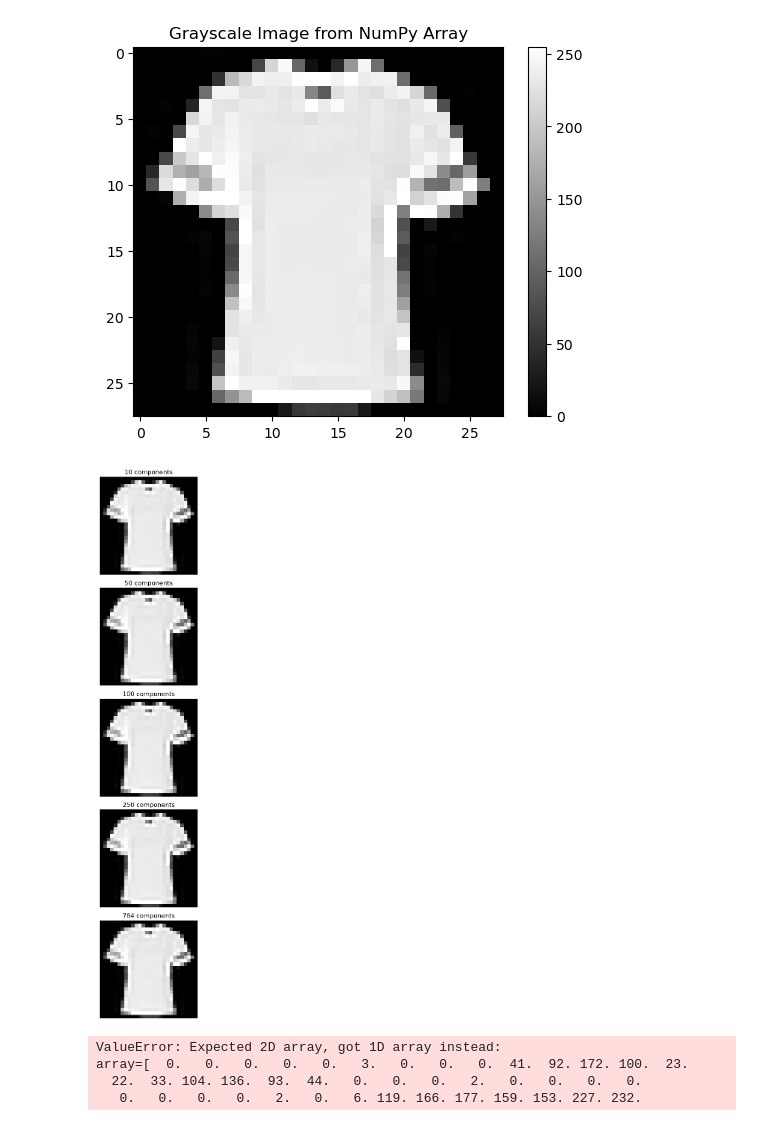
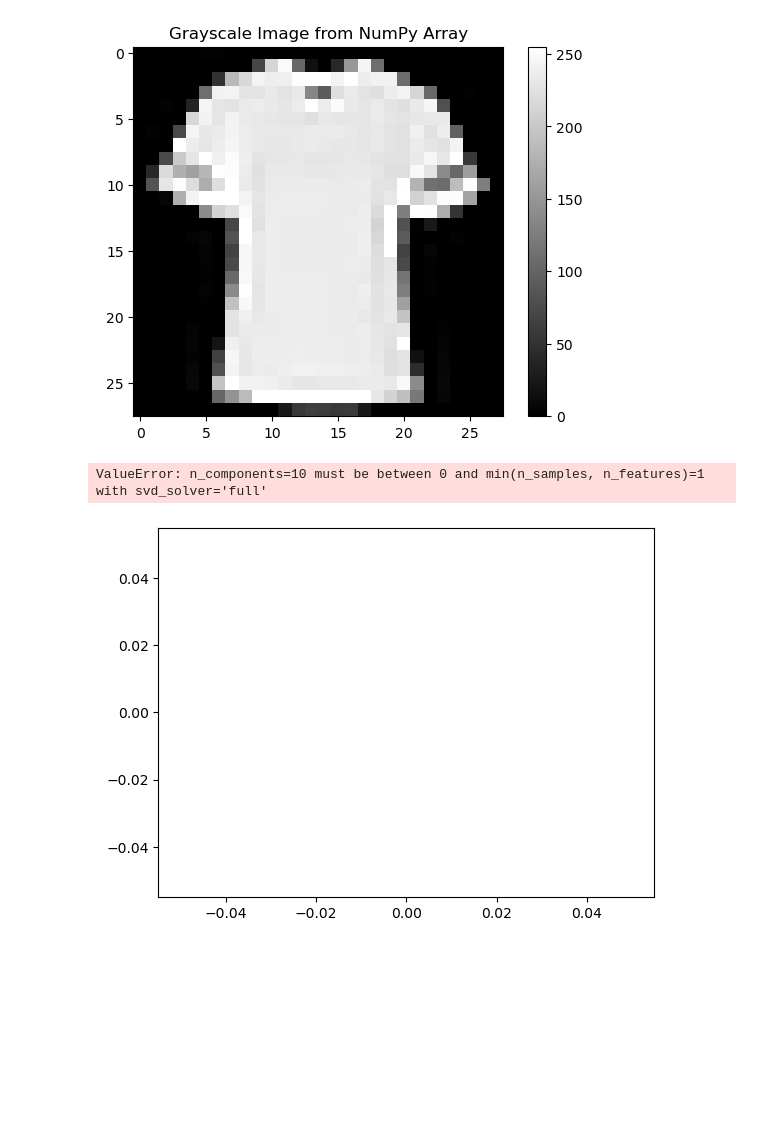
Before and after one commit to kfkfkflmej/ML2024Midi, a Jupyter notebook: Data_exploration.ipynb, the cells around one changed output. Cells and saved outputs as stored; diff of their text form; code cells hidden in the pictures; blank space fills up the shorter version.

```diff
--- a/Data_exploration.ipynb
+++ b/Data_exploration.ipynb
@@ -142,80 +145,39 @@ plt.show()
 # %%
 scaler = StandardScaler()
 
 cumulative_variance_list = [0.60, 0.81, 0.89, 0.96, 1]
 components_list = [10, 50, 100, 250, 784]
-fig, axes = plt.subplots(5, figsize=(15, 15))
+#fig, axes = plt.subplots(5, figsize=(15, 15))
 
-for i, n_components in enumerate(cumulative_variance_list):
+for i, n_components in enumerate(components_list):
+
     # Reduce dimensions with the given number of components
     pca_n = PCA(n_components=n_components)
-
+    fig= plt.plot( figsize=(15, 15))
     # Plot the reconstructed image
     #for j in range(5):
     image=scaler.fit_transform(test_data_X[1].reshape(1, -1))
     reduced_image = pca_n.fit_transform(image)#.reshape(1, -1))
     #    print(reduced_image)
     #    print("!", j)
         # Reconstruct the image from the reduced components
     reconstructed_image = pca_n.inverse_transform(reduced_image)
 
         # Rescale back to original range
     reconstructed_image_rescaled = scaler.inverse_transform(reconstructed_image)
 
         # Reshape back to original image shape
     image_reconstructed = reconstructed_image_rescaled.reshape(28,28)
 
-    ax = axes[i]
-    ax.imshow(image_reconstructed, cmap='gray')
-    ax.set_title(f"{components_list[i]} components")
-    ax.axis('off')
+    #ax = axes[i]
+    plt.imshow(image_reconstructed, cmap='gray')
+
+    #plt.set_title(f"{components_list[i]} components")
+    #ax.axis('off')
     #print("!!!", n_components)
 # Show the plots
-plt.tight_layout()
-plt.show()
+    plt.tight_layout()
+    plt.show()
 # %% [output]
+ValueError: n_components=10 must be between 0 and min(n_samples, n_features)=1 with svd_solver='full'
-[figure, old version]
+[figure, new version]
-# %%
-
-# Step 3: Standardize the flattened image
-scaler = StandardScaler()
-flattened_image_scaled = scaler.fit_transform(train_data_X[0].reshape(28,28))
-
-# Step 4: Apply PCA and store results for different components
-pca = PCA()
-pca.fit(flattened_image_scaled)
-
-# Choose different numbers of principal components to display
-components_list = [10, 50, 100, 200, flattened_image_scaled.shape[1]]  # Include full PCA as well
-
-# Create subplots to show reconstructed images
-fig, axes = plt.subplots(1, len(components_list), figsize=(15, 5))
-
-for i, n_components in enumerate(components_list):
-    # Reduce dimensions with the given number of components
-    pca_n = PCA(n_components=n_components)
-    reduced_image = pca_n.fit_transform(flattened_image_scaled)
-
-    # Reconstruct the image from the reduced components
-    reconstructed_image = pca_n.inverse_transform(reduced_image)
-
-    # Rescale back to original range
-    reconstructed_image_rescaled = scaler.inverse_transform(reconstructed_image)
-
-    # Reshape back to original image shape
-    image_reconstructed = reconstructed_image_rescaled.reshape(original_shape)
-
-    # Plot the reconstructed image
-    ax = axes[i]
-    ax.imshow(image_reconstructed, cmap='gray')
-    ax.set_title(f"{n_components} components")
-    ax.axis('off')
-
-# Show the plots
-plt.tight_layout()
-plt.show()
-# %% [output]
-ValueError: Expected 2D array, got 1D array instead:
-array=[  0.   0.   0.   0.   0.   3.   0.   0.   0.  41.  92. 172. 100.  23.
-  22.  33. 104. 136.  93.  44.   0.   0.   0.   2.   0.   0.   0.   0.
-   0.   0.   0.   0.   2.   0.   6. 119. 166. 177. 159. 153. 227. 232.
```
Also changed, not shown: parts of 2 cells of this notebook.
